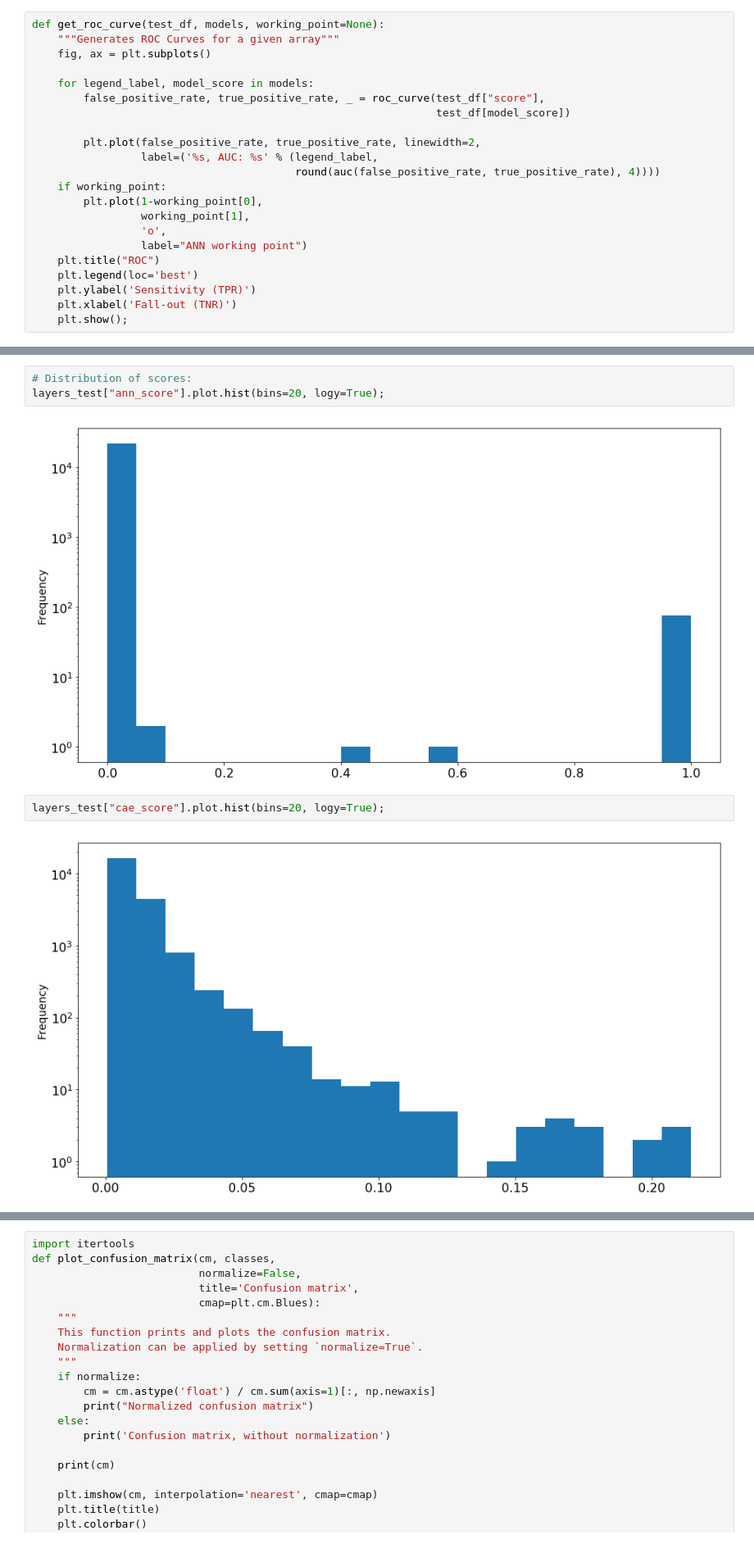
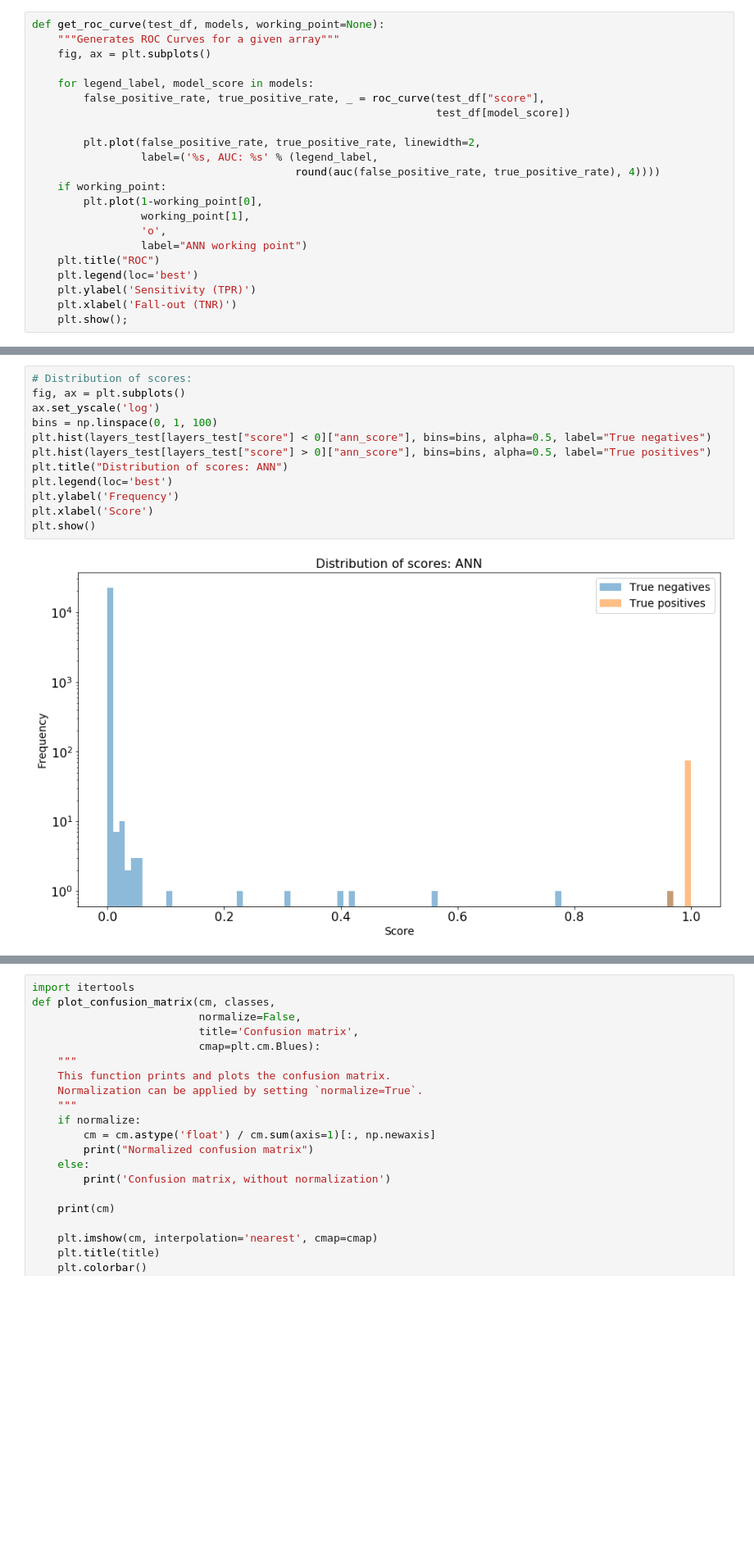
Before and after one commit to merveince92/RPCTriggerRateMonitoringWithML, a Jupyter notebook: inst_lumi_extractor.ipynb, the cells around one changed output, grey strips where cells are left out. Shown at 82% size. Cells and saved outputs as stored; diff of their text form; blank space fills up the shorter version.

```diff
--- a/inst_lumi_extractor.ipynb
+++ b/inst_lumi_extractor.ipynb
@@ -927,9 +963,14 @@ get_roc_curve(layers_test,
-# %%
-# Distribution of scores:
-layers_test["ann_score"].plot.hist(bins=20, logy=True);
-# %% [output]
-[figure, removed]
-# %%
-layers_test["cae_score"].plot.hist(bins=20, logy=True);
-# %% [output]
-[figure, removed]
+# %%
+# Distribution of scores:
+fig, ax = plt.subplots()
+ax.set_yscale('log')
+bins = np.linspace(0, 1, 100)
+plt.hist(layers_test[layers_test["score"] < 0]["ann_score"], bins=bins, alpha=0.5, label="True negatives")
+plt.hist(layers_test[layers_test["score"] > 0]["ann_score"], bins=bins, alpha=0.5, label="True positives")
+plt.title("Distribution of scores: ANN")
+plt.legend(loc='best')
+plt.ylabel('Frequency')
+plt.xlabel('Score')
+plt.show()
+# %% [output]
+[figure, added]
```
Also changed, not shown: parts of 35 cells of this notebook.
